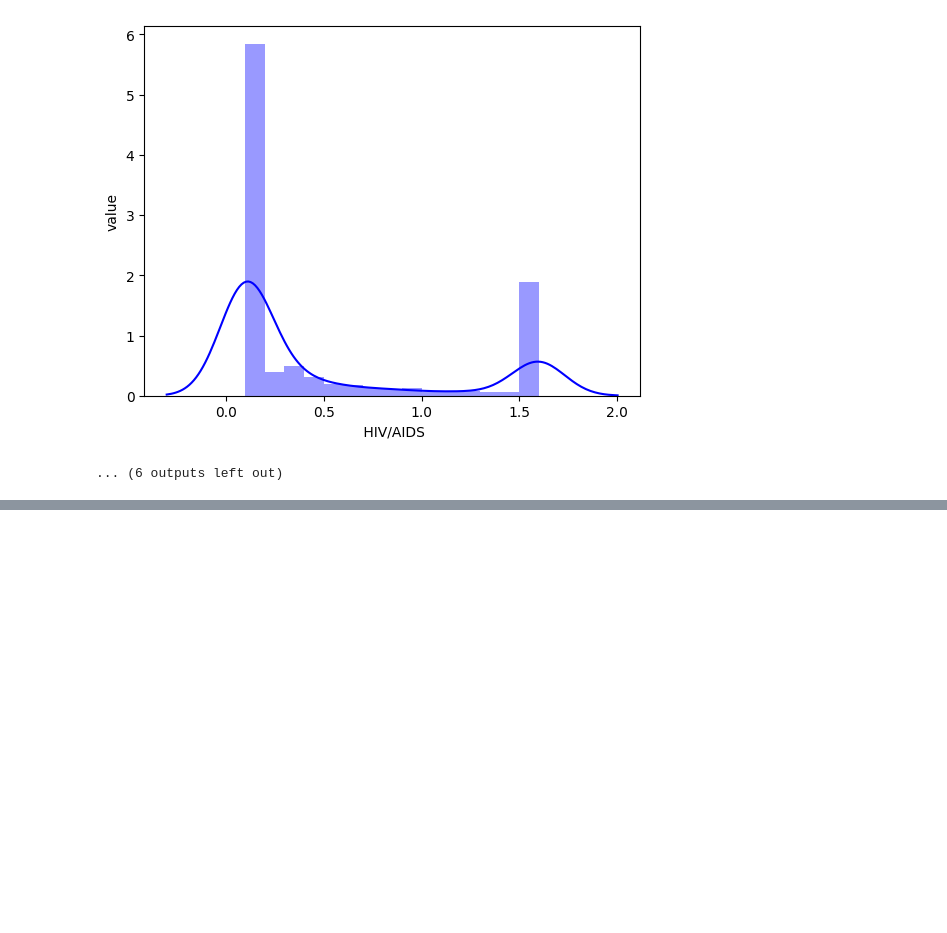
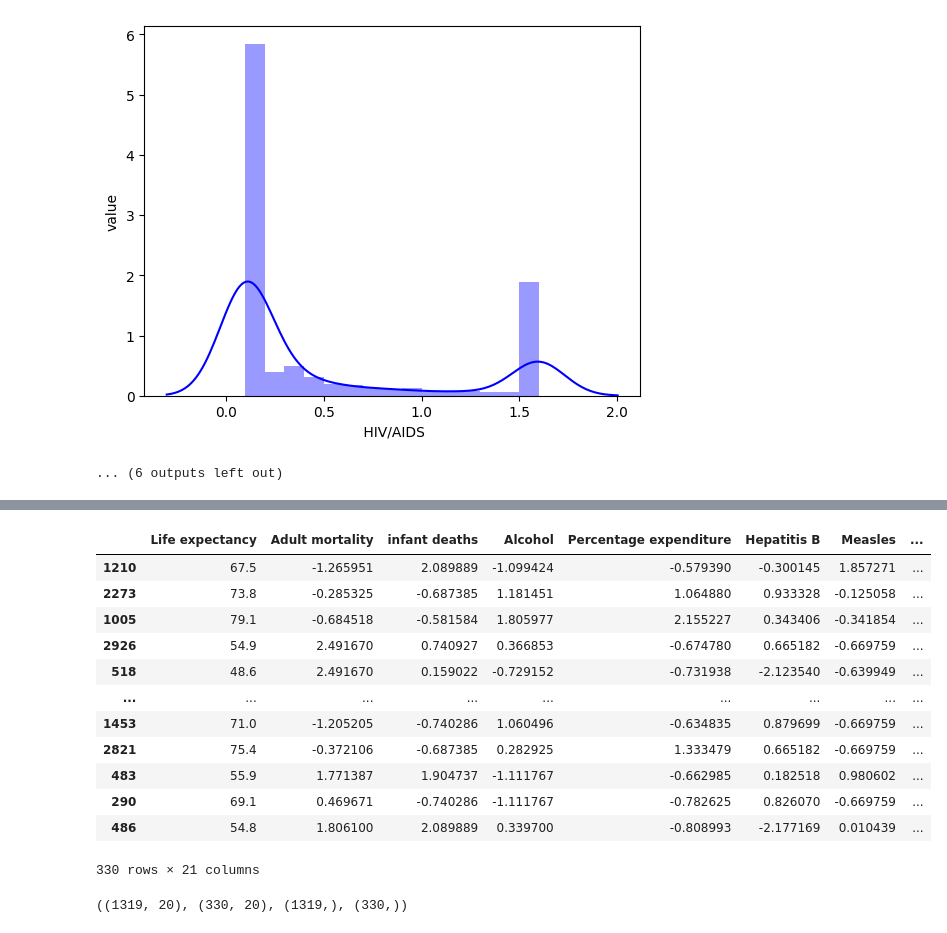
Before and after one commit to DataDrivenAkanksha/Life-expectancy-deep-learning, a Jupyter notebook: life_expactancy_deep_learning.ipynb, the cells around one changed output, grey strips where cells are left out. Saved outputs shown, nothing was run; the diff lists cells and outputs as text; code cells hidden in the pictures; blank space fills up the shorter version.

```diff
--- a/life_expactancy_deep_learning.ipynb
+++ b/life_expactancy_deep_learning.ipynb
@@ -402,0 +464,16 @@ y = df['Life expectancy']
+# %%
+test_df
+# %% [output]
+|  | Life expectancy | Adult mortality | infant deaths | Alcohol | Percentage expenditure | Hepatitis B | Measles | ... |
+| 1210 | 67.5 | -1.265951 | 2.089889 | -1.099424 | -0.579390 | -0.300145 | 1.857271 | ... |
+| 2273 | 73.8 | -0.285325 | -0.687385 | 1.181451 | 1.064880 | 0.933328 | -0.125058 | ... |
+| 1005 | 79.1 | -0.684518 | -0.581584 | 1.805977 | 2.155227 | 0.343406 | -0.341854 | ... |
+| 2926 | 54.9 | 2.491670 | 0.740927 | 0.366853 | -0.674780 | 0.665182 | -0.669759 | ... |
+| 518 | 48.6 | 2.491670 | 0.159022 | -0.729152 | -0.731938 | -2.123540 | -0.639949 | ... |
+| ... | ... | ... | ... | ... | ... | ... | ... | ... |
+| 1453 | 71.0 | -1.205205 | -0.740286 | 1.060496 | -0.634835 | 0.879699 | -0.669759 | ... |
+| 2821 | 75.4 | -0.372106 | -0.687385 | 0.282925 | 1.333479 | 0.665182 | -0.669759 | ... |
+| 483 | 55.9 | 1.771387 | 1.904737 | -1.111767 | -0.662985 | 0.182518 | 0.980602 | ... |
+| 290 | 69.1 | 0.469671 | -0.740286 | -1.111767 | -0.782625 | 0.826070 | -0.669759 | ... |
+| 486 | 54.8 | 1.806100 | 2.089889 | 0.339700 | -0.808993 | -2.177169 | 0.010439 | ... |
+330 rows × 21 columns
@@ -402,0 +485,4 @@ y = df['Life expectancy']
+# %%
+x_train.shape,x_test.shape,y_train.shape,y_test.shape
+# %% [output]
+((1319, 20), (330, 20), (1319,), (330,))
```
Also changed, not shown: parts of 17 cells of this notebook.
